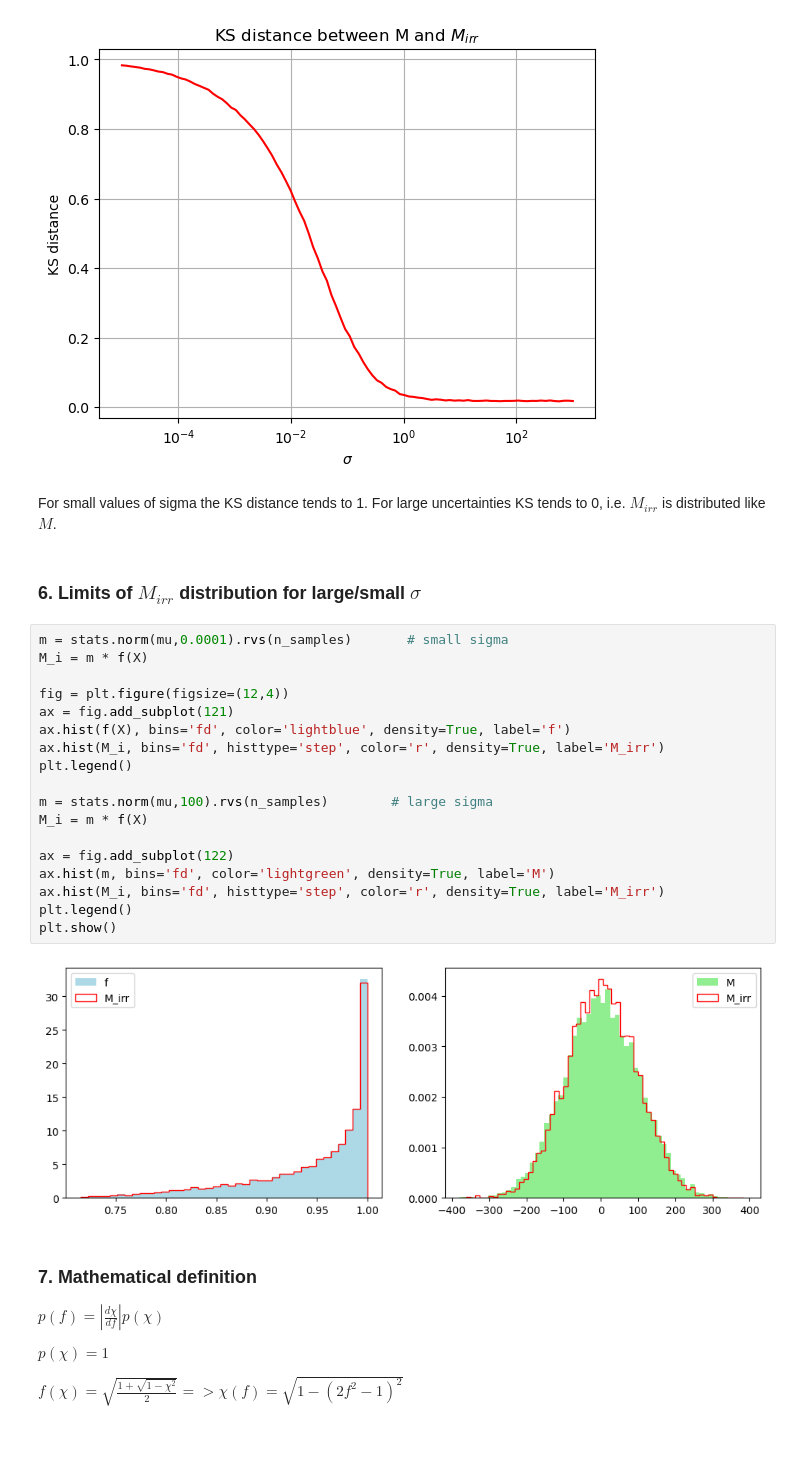
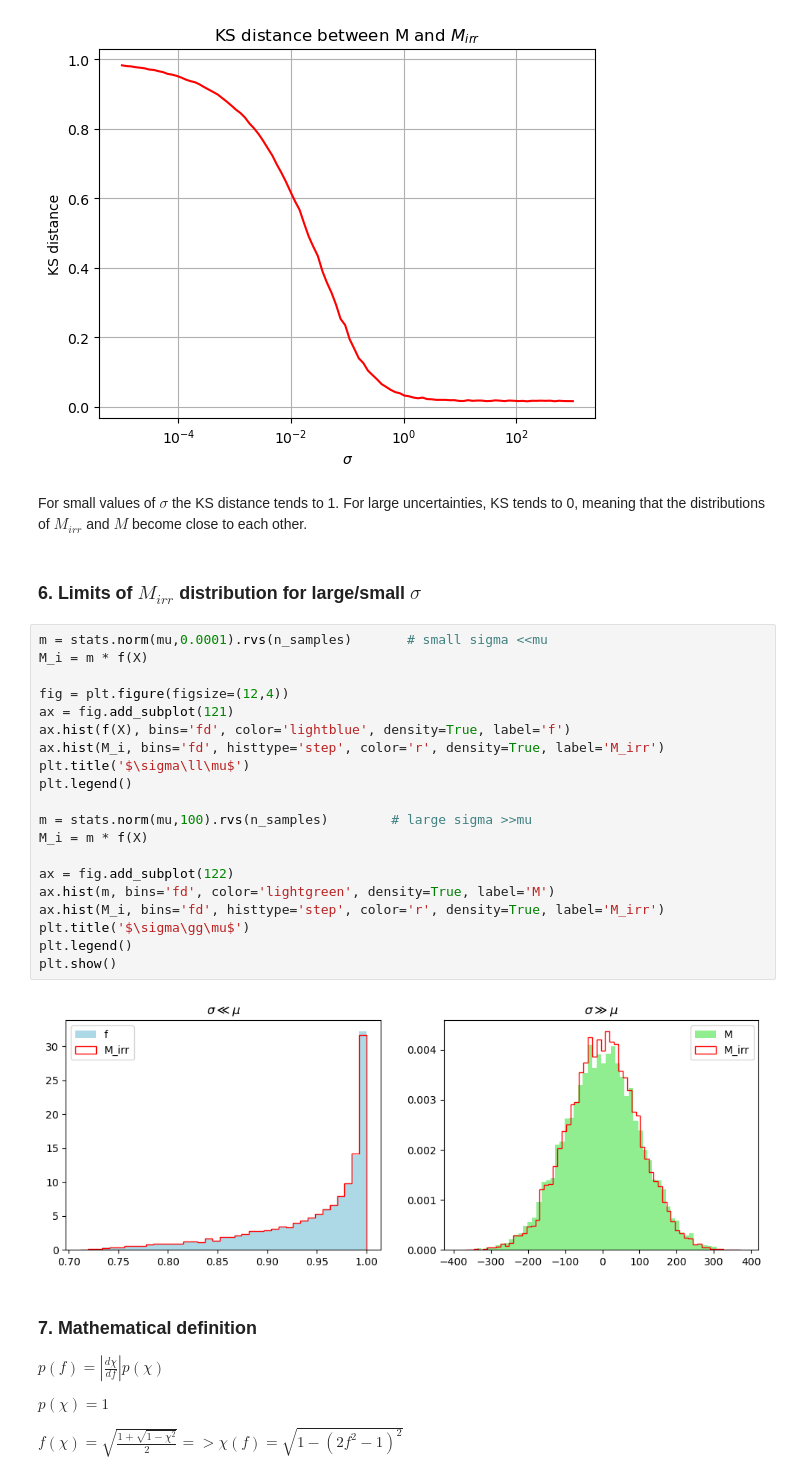
Before and after one commit to Amedeo1054/astrostat_mlearn, a Jupyter notebook: L07_KDE_KStest.ipynb, the cells around one changed output. Drawn from its saved outputs; the diff is of its cells as text; blank space fills up the shorter version.

```diff
--- a/L07_KDE_KStest.ipynb
+++ b/L07_KDE_KStest.ipynb
@@ -135,29 +136,31 @@ plt.show()
 # %% [output]
 [figure]
 # %% [markdown]
-For small values of sigma the KS distance tends to 1. For large uncertainties KS tends to 0, i.e. $M_{irr}$ is distributed like $M$.
+For small values of $\sigma$ the KS distance tends to 1. For large uncertainties, KS tends to 0, meaning that the distributions of $M_{irr}$ and $M$ become close to each other.
 # %% [markdown]
 ### 6. Limits of $M_{irr}$ distribution for large/small $\sigma$
 # %%
-m = stats.norm(mu,0.0001).rvs(n_samples)       # small sigma
+m = stats.norm(mu,0.0001).rvs(n_samples)       # small sigma <<mu
 M_i = m * f(X)
 
 fig = plt.figure(figsize=(12,4))
 ax = fig.add_subplot(121)
 ax.hist(f(X), bins='fd', color='lightblue', density=True, label='f')
 ax.hist(M_i, bins='fd', histtype='step', color='r', density=True, label='M_irr')
+plt.title('$\sigma\ll\mu$')
 plt.legend()
 
-m = stats.norm(mu,100).rvs(n_samples)        # large sigma
+m = stats.norm(mu,100).rvs(n_samples)        # large sigma >>mu
 M_i = m * f(X)
 
 ax = fig.add_subplot(122)
 ax.hist(m, bins='fd', color='lightgreen', density=True, label='M')
 ax.hist(M_i, bins='fd', histtype='step', color='r', density=True, label='M_irr')
+plt.title('$\sigma\gg\mu$')
 plt.legend()
 plt.show()
 # %% [output]
-[figure, old version]
+[figure, new version]
 # %% [markdown]
 ### 7. Mathematical definition
 $p(f)=\left|\frac{d\chi}{df}\right| p(\chi)$
```
Also changed, not shown: parts of 10 cells of this notebook.
